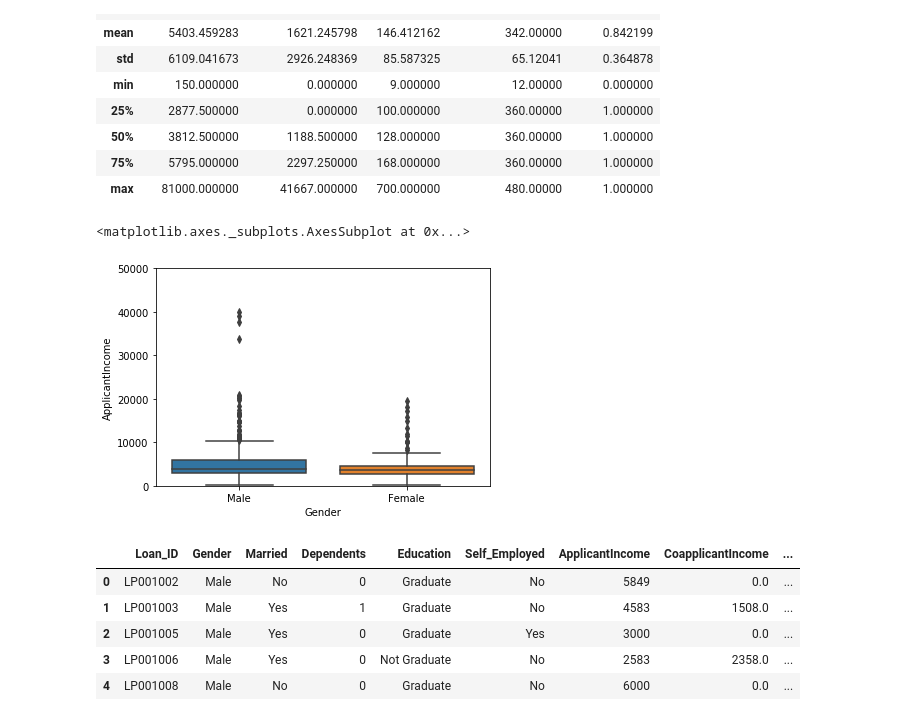
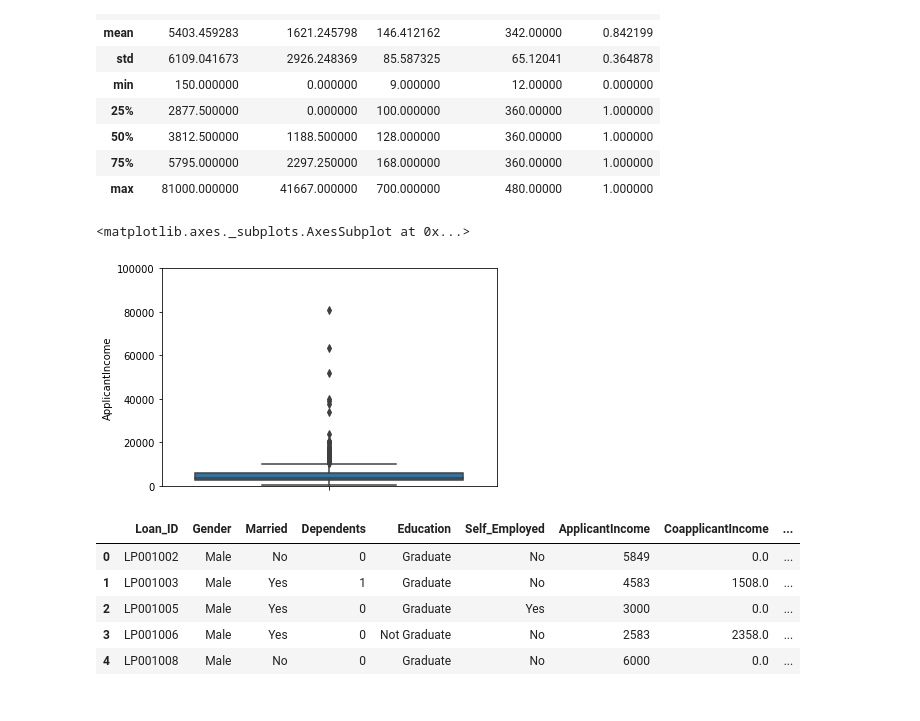
Before and after one commit to RalphOssenblok/data-analytics-and-science, a Jupyter notebook: exercises/exercise 1 - loan prediction problem/solutions/Untitled.ipynb, the cells around one changed output. Drawn from its saved outputs; the diff is of its cells as text; code cells hidden in the pictures.

```diff
--- a/exercises/exercise 1 - loan prediction problem/solutions/Untitled.ipynb
+++ b/exercises/exercise 1 - loan prediction problem/solutions/Untitled.ipynb
@@ -69,12 +69,12 @@ train.describe()
 | 75% | 5795.000000 | 2297.250000 | 168.000000 | 360.00000 | 1.000000 |
 | max | 81000.000000 | 41667.000000 | 700.000000 | 480.00000 | 1.000000 |
 # %%
-plt.ylim(0, 50000)
+plt.ylim(0, 100000)
 
-sb.boxplot(x = 'Gender', y = 'ApplicantIncome', data = train)
+sb.boxplot(y = 'ApplicantIncome', data = train)
 # %% [output]
 <matplotlib.axes._subplots.AxesSubplot at 0x...>
-[figure, old version]
+[figure, new version]
 # %%
 property_areas = pd.get_dummies(df['Property_Area'])
 
```
Also changed, not shown: parts of 10 cells of this notebook.
